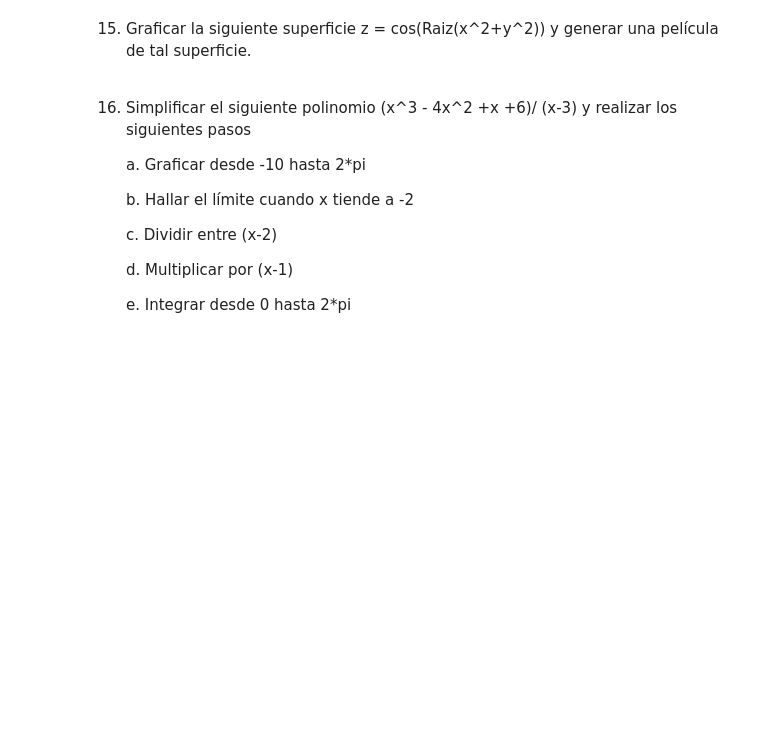
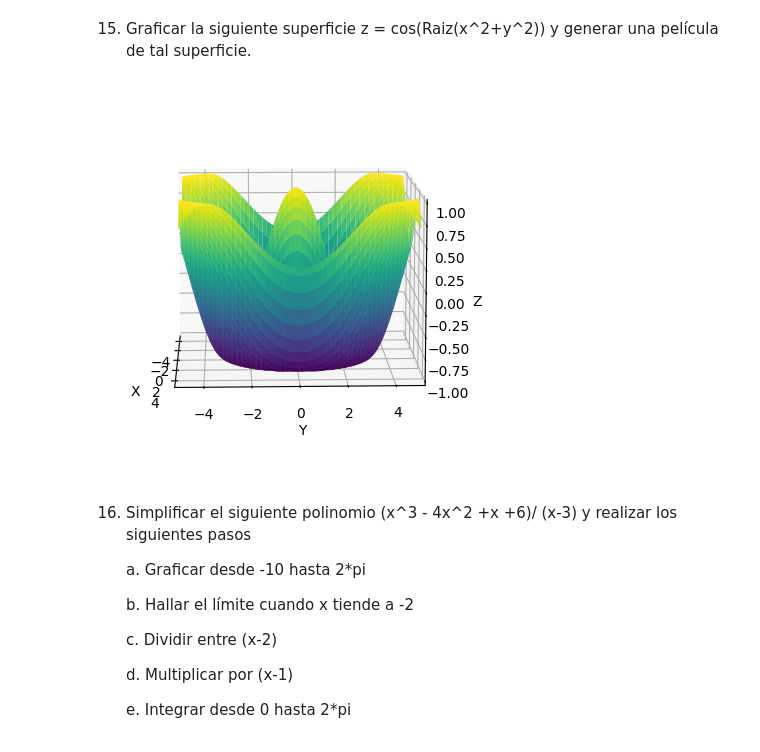
Before and after one commit to JojhanPerezArroyave/TallerRepasoPython, a Jupyter notebook: TallerRepasoPython.ipynb, the cells around one changed output. Cells and saved outputs as stored; diff of their text form; code cells hidden in the pictures; blank space fills up the shorter version.

```diff
--- a/TallerRepasoPython.ipynb
+++ b/TallerRepasoPython.ipynb
@@ -383,44 +383,48 @@ print("Punto m: ", np.max(x) + np.min(B))
 # %%
 import numpy as np
 import matplotlib.pyplot as plt
+from matplotlib.animation import FuncAnimation
 from mpl_toolkits.mplot3d import Axes3D
-import matplotlib.animation as animation
 
-# Rango de valores para x e y
-x = np.arange(-5, 5, 0.1)
-y = np.arange(-5, 5, 0.1)
+# Definir el rango para x e y
+x = np.linspace(-5, 5, 100)
+y = np.linspace(-5, 5, 100)
+x, y = np.meshgrid(x, y)
 
-# Crear malla de coordenadas
-X, Y = np.meshgrid(x, y)
+# Calcular z
+z = np.cos(np.sqrt(x**2 + y**2))
 
-# Calcular z = cos(sqrt(x^2 + y^2))
-Z = np.cos(np.sqrt(X**2 + Y**2))
-
-# Configurar la figura y los ejes 3D
+# Crear la figura 3D
 fig = plt.figure()
 ax = fig.add_subplot(111, projection='3d')
 
 # Graficar la superficie
-superficie = ax.plot_surface(X, Y, Z, cmap='viridis')
+surface = [ax.plot_surface(x, y, z, cmap='viridis')]
 
-# Configurar etiquetas y título
+# Definir los límites de los ejes
+ax.set_xlim([-5, 5])
+ax.set_ylim([-5, 5])
+ax.set_zlim([-1, 1])
+
+# Definir la etiqueta de los ejes
 ax.set_xlabel('X')
 ax.set_ylabel('Y')
 ax.set_zlabel('Z')
-ax.set_title('Superficie: z = cos(sqrt(x^2 + y^2))')
 
-# Ajustar vista
-ax.view_init(elev=30, azim=-45)
+# Función para actualizar la figura en cada cuadro de la película
+def update_plot(frame_number):
+    ax.view_init(elev=10., azim=frame_number)
+    return surface
 
-# Generar película (animación)
-def animar(i):
-    ax.view_init(elev=30, azim=i)
-    return superficie,
+# Crear la película
+movie = FuncAnimation(fig, update_plot, frames=np.arange(0, 360, 2), interval=50)
 
-ani = animation.FuncAnimation(fig, animar, frames=np.linspace(0, 360, 180), interval=50, blit=True)
+# Guardar la película como un archivo .gif
+movie.save('surface_movie.gif', writer='pillow')
 
-# Mostrar la gráfica
 plt.show()
+# %% [output]
+[figure, added]
 # %% [markdown]
 16. Simplificar el siguiente polinomio (x^3 - 4x^2 +x +6)/ (x-3) y realizar los siguientes pasos
 
```
